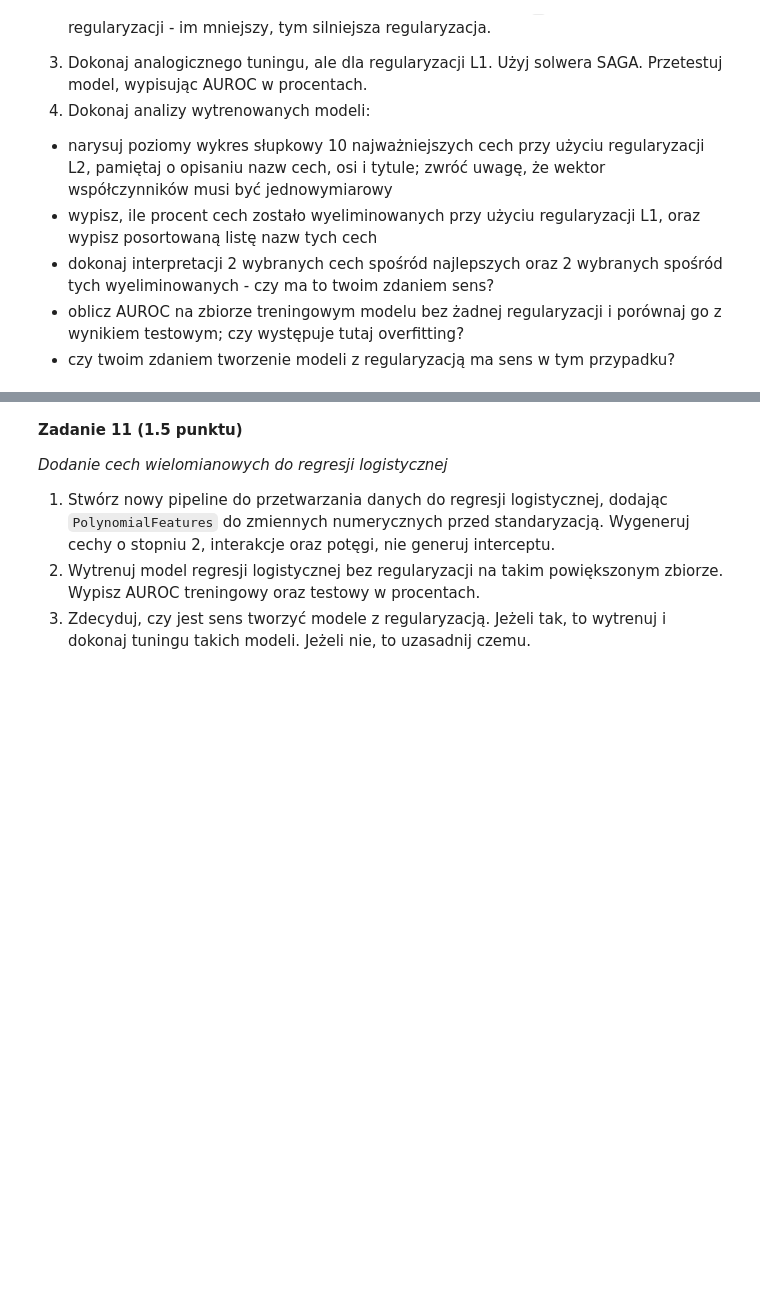
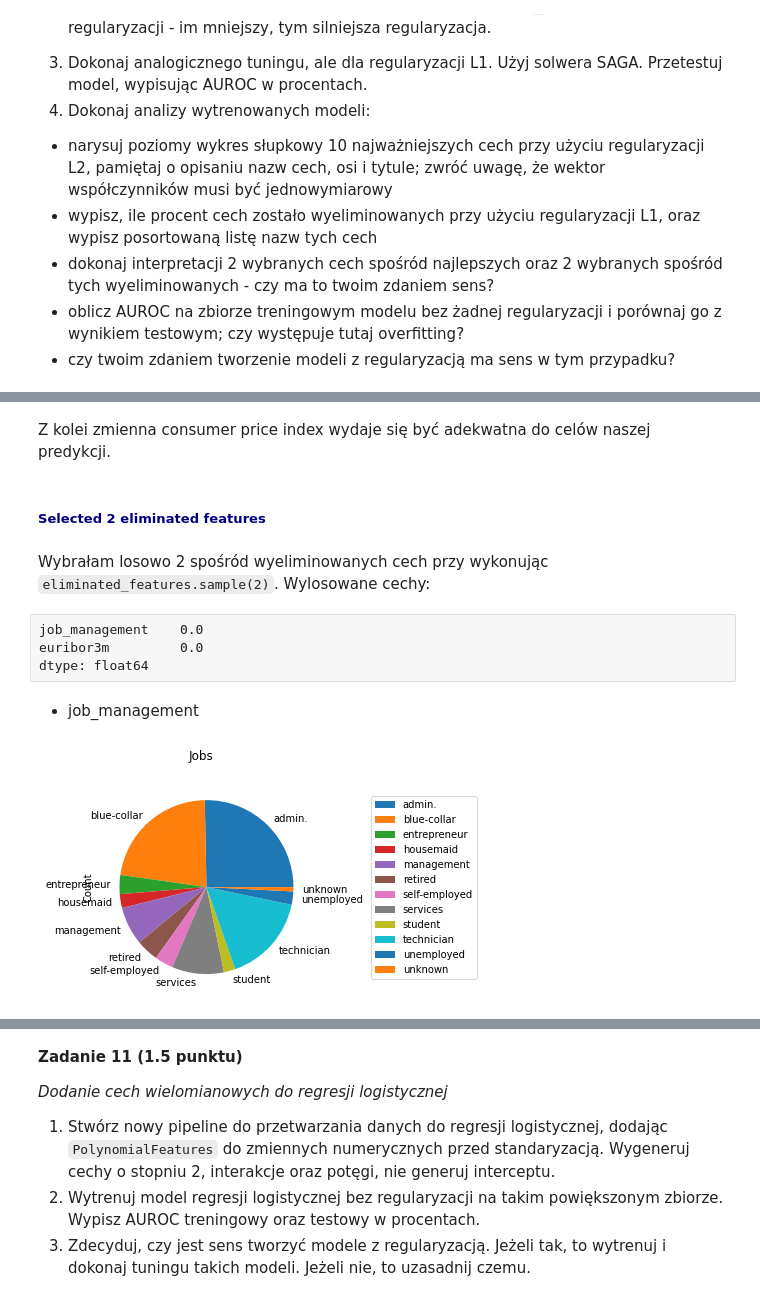
Before and after one commit to basiav/ML-Intro-Course-AGH, a Jupyter notebook: lab1/notebook_empty.ipynb, the cells around one changed output, grey strips where cells are left out. Drawn from its saved outputs; the diff is of its cells as text; code cells hidden in the pictures; blank space fills up the shorter version.

````diff
--- a/lab1/notebook_empty.ipynb
+++ b/lab1/notebook_empty.ipynb
@@ -1081,0 +1221,20 @@ X_test = column_transformer.transform(X_test)
+# %% [markdown]
+Z kolei zmienna consumer price index wydaje się być adekwatna do celów naszej predykcji.
+# %% [markdown]
+##### <font color=navy>Selected 2 eliminated features</font>
+# %% [markdown]
+Wybrałam losowo 2 spośród wyeliminowanych cech przy wykonując ```eliminated_features.sample(2)```. Wylosowane cechy:
+# %% [raw]
+job_management    0.0
+euribor3m         0.0
+dtype: float64
+# %% [markdown]
+- job_management
+# %%
+grouped = bank_df.groupby(by="job") # Groupby
+grouped = grouped.count().iloc[:, :1] # Pick the first columnn
+grouped.rename(columns={"age": "Count"}, inplace=True) # Rename the first column
+grouped.plot(kind='pie', subplots=True, title="Jobs");
+plt.legend(loc="center", bbox_to_anchor=(1.5, 0.5));
+# %% [output]
+[figure, added]
````
Also changed, not shown: parts of 32 cells of this notebook.
